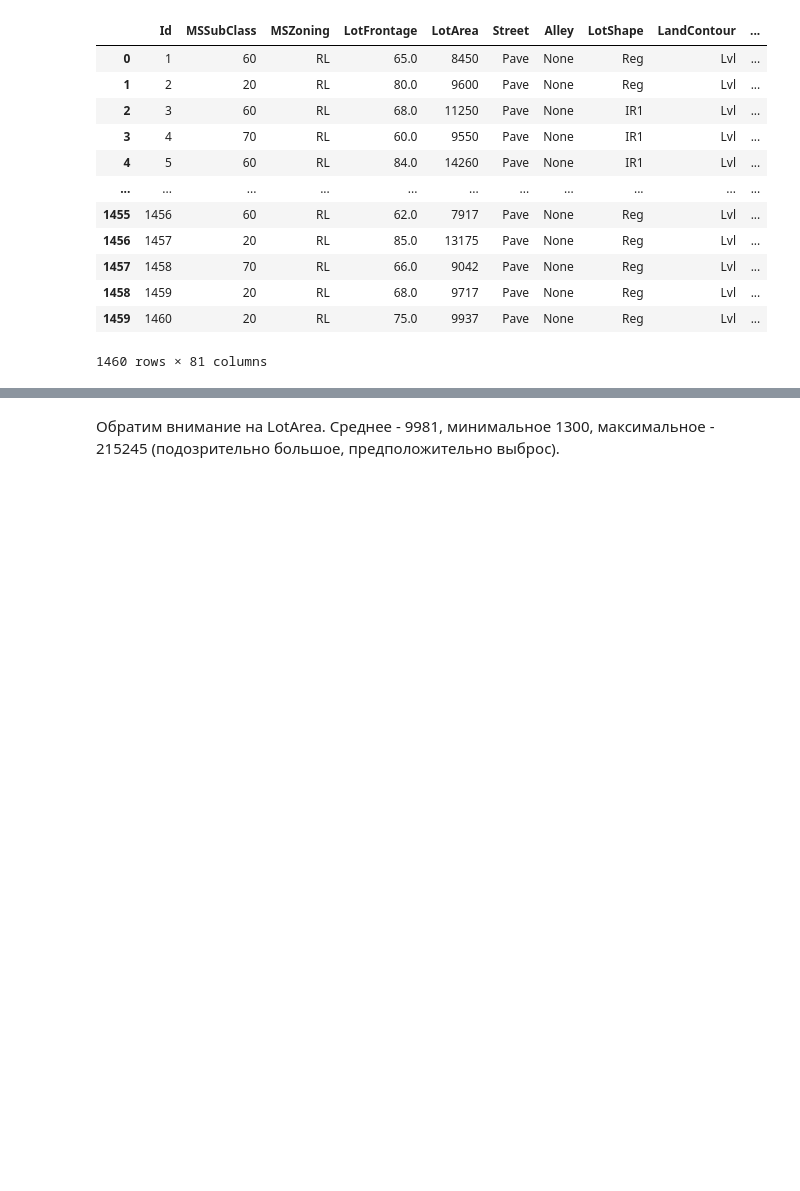
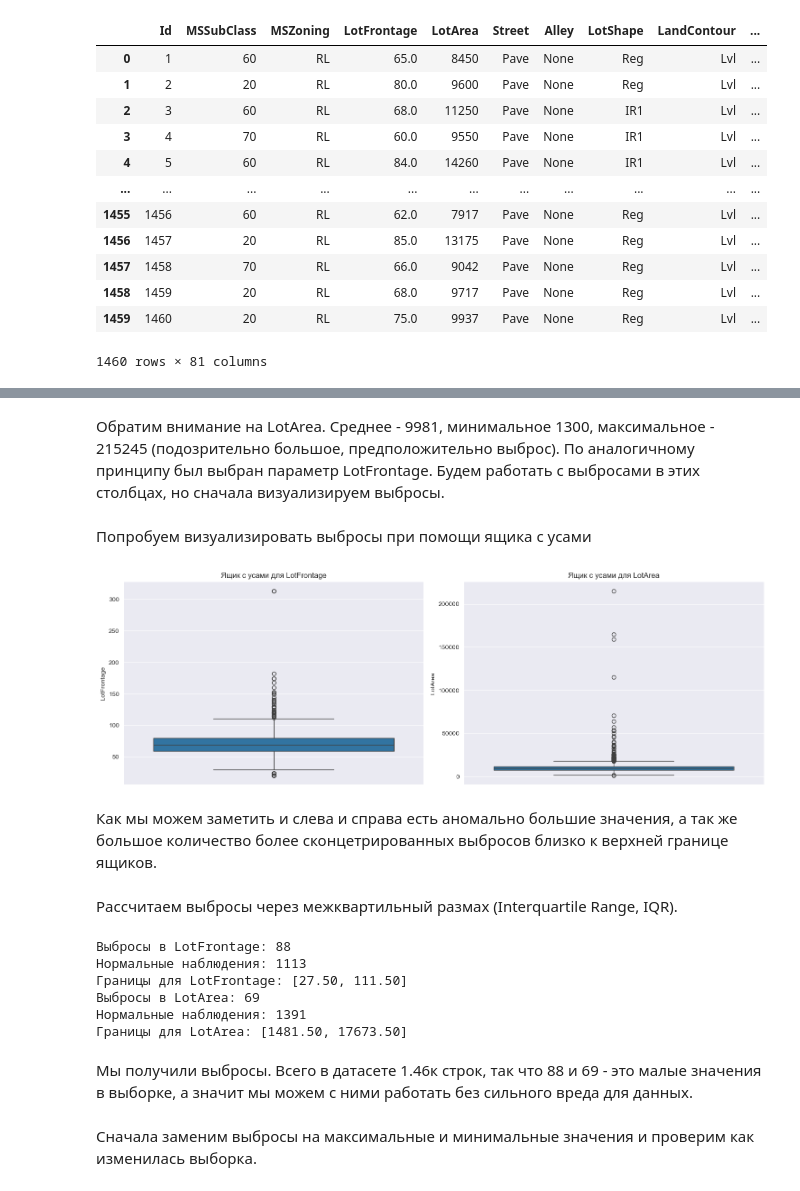
Before and after one commit to IDrumo/Neural-networks-and-deep-learning, a Jupyter notebook: 1. Обработка выбросов/homework.ipynb, the cells around one changed output, grey strips where cells are left out. Cells and saved outputs as stored; diff of their text form; code cells hidden in the pictures; blank space fills up the shorter version.

```diff
--- a/1. Обработка выбросов/homework.ipynb
+++ b/1. Обработка выбросов/homework.ipynb
@@ -49,2 +61,56 @@ data.describe()
 # %% [markdown]
-Обратим внимание на LotArea. Среднее - 9981, минимальное 1300, максимальное - 215245 (подозрительно большое, предположительно выброс).
+Обратим внимание на LotArea. Среднее - 9981, минимальное 1300, максимальное - 215245 (подозрительно большое, предположительно выброс). По аналогичному принципу был выбран параметр LotFrontage. Будем работать с выбросами в этих столбцах, но сначала визуализируем выбросы.
+# %% [markdown]
+Попробуем визуализировать выбросы при помощи ящика с усами
+# %%
+fig, axes = plt.subplots(1, 2, figsize=(15, 5))
+
+# Boxplot для LotFrontage
+sns.boxplot(y=data['LotFrontage'], ax=axes[0])
+axes[0].set_title('Ящик с усами для LotFrontage')
+
+# Boxplot для LotArea
+sns.boxplot(y=data['LotArea'], ax=axes[1])
+axes[1].set_title('Ящик с усами для LotArea')
+
+plt.tight_layout()
+plt.show()
+# %% [output]
+[figure, added]
+# %% [markdown]
+Как мы можем заметить и слева и справа есть аномально большие значения, а так же большое количество более сконцетрированных выбросов близко к верхней границе ящиков.
+# %% [markdown]
+Рассчитаем выбросы через межквартильный размах (Interquartile Range, IQR).
+# %%
+def iqr(series):
+    Q1 = series.quantile(0.25)
+    Q3 = series.quantile(0.75)
+    IQR = Q3 - Q1
+    lower_bound = Q1 - 1.5 * IQR
+    upper_bound = Q3 + 1.5 * IQR
+    outliers = series[(series < lower_bound) | (series > upper_bound)]
+    normal_values = series[(series >= lower_bound) & (series <= upper_bound)]
+    return normal_values, outliers, lower_bound, upper_bound
+
+# Применяем к LotFrontage
+normal_frontage, outliers_frontage, lower_frontage, upper_frontage = iqr(data['LotFrontage'])
+print(f"Выбросы в LotFrontage: {len(outliers_frontage)}")
+print(f"Нормальные наблюдения: {len(normal_frontage)}")
+print(f"Границы для LotFrontage: [{lower_frontage:.2f}, {upper_frontage:.2f}]")
+
+# Применяем к LotArea
+normal_area, outliers_area, lower_area, upper_area = iqr(data['LotArea'])
+print(f"Выбросы в LotArea: {len(outliers_area)}")
+print(f"Нормальные наблюдения: {len(normal_area)}")
+print(f"Границы для LotArea: [{lower_area:.2f}, {upper_area:.2f}]")
+# %% [output]
+Выбросы в LotFrontage: 88
+Нормальные наблюдения: 1113
+Границы для LotFrontage: [27.50, 111.50]
+Выбросы в LotArea: 69
+Нормальные наблюдения: 1391
+Границы для LotArea: [1481.50, 17673.50]
+# %% [markdown]
+Мы получили выбросы. Всего в датасете 1.46к строк, так что 88 и 69 - это малые значения в выборке, а значит мы можем с ними работать без сильного вреда для данных.
+# %% [markdown]
+Сначала заменим выбросы на максимальные и минимальные значения и проверим как изменилась выборка.
```
Also changed, not shown: parts of 27 cells of this notebook.
